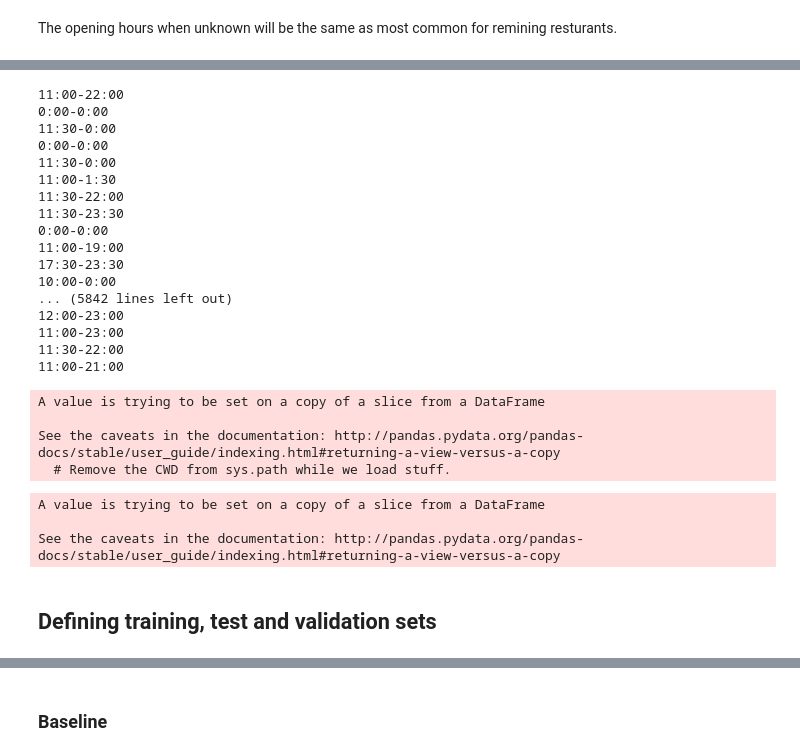
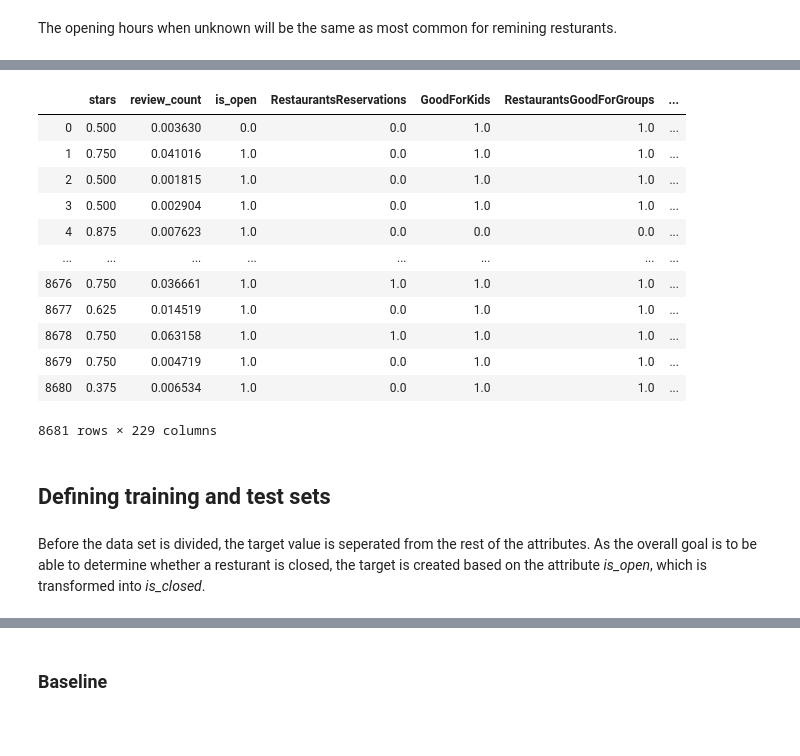
Before and after one commit to LongQin1/Adv.BA-Final-Proj, a Jupyter notebook: Investor_Why_resturants_close.ipynb, the cells around one changed output, grey strips where cells are left out. Cells and saved outputs as stored; diff of their text form; code cells hidden in the pictures; blank space fills up the shorter version.

```diff
--- a/Investor_Why_resturants_close.ipynb
+++ b/Investor_Why_resturants_close.ipynb
@@ -662,49 +721,0 @@ Resturants
-# %%
-for index,resturant in Resturants.iterrows():
-    if "Monday" in resturant.hours.keys():
-        print(resturant.hours["Monday"])
-# %% [output]
-11:00-22:00
-0:00-0:00
-11:30-0:00
-0:00-0:00
-11:30-0:00
-11:00-1:30
-11:30-22:00
-11:30-23:30
-0:00-0:00
-11:00-19:00
-17:30-23:30
-10:00-0:00
-... (5842 lines left out)
-12:00-23:00
-11:00-23:00
-11:30-22:00
-11:00-21:00
-# %%
-for index, resturant in Resturants.iterrows():
-    if resturant.hours !={}:
-        for day in days:
-            if day in resturant.hours.keys():
-                opening_hours=resturant.hours[day].split("-")
-                open_hour=pd.to_datetime(opening_hours[0]).time()
-                close_hour=pd.to_datetime(opening_hours[1]).time()
-                for hour in hours:
-                    if open_hour<=hour and hour<close_hour:
-                        Resturants['open_'+day+"_"+str(hour)][index]=1
-# %% [output]
-A value is trying to be set on a copy of a slice from a DataFrame
-
-See the caveats in the documentation: http://pandas.pydata.org/pandas-docs/stable/user_guide/indexing.html#returning-a-view-versus-a-copy
-  # Remove the CWD from sys.path while we load stuff.
-# %%
-resturants_with_openhours=Resturants[Resturants.hours!={}]
-for index, resturant in Resturants.iterrows():
-    if resturant.hours =={}:
-        for day in days:
-            for hour in hours:
-                Resturants['open_'+day+"_"+str(hour)][index]=resturants_with_openhours['open_'+day+"_"+str(hour)].mode()
-# %% [output]
-A value is trying to be set on a copy of a slice from a DataFrame
-
-See the caveats in the documentation: http://pandas.pydata.org/pandas-docs/stable/user_guide/indexing.html#returning-a-view-versus-a-copy
@@ -713,2 +722,21 @@ Resturants=Resturants.drop(["hours"],axis=1)
+# %%
+Resturants_normalized=(Resturants-Resturants.min())/(Resturants.max()-Resturants.min())
+Resturants_normalized
+# %% [output]
+|  | stars | review_count | is_open | RestaurantsReservations | GoodForKids | RestaurantsGoodForGroups | ... |
+| 0 | 0.500 | 0.003630 | 0.0 | 0.0 | 1.0 | 1.0 | ... |
+| 1 | 0.750 | 0.041016 | 1.0 | 0.0 | 1.0 | 1.0 | ... |
+| 2 | 0.500 | 0.001815 | 1.0 | 0.0 | 1.0 | 1.0 | ... |
+| 3 | 0.500 | 0.002904 | 1.0 | 0.0 | 1.0 | 1.0 | ... |
+| 4 | 0.875 | 0.007623 | 1.0 | 0.0 | 0.0 | 0.0 | ... |
+| ... | ... | ... | ... | ... | ... | ... | ... |
+| 8676 | 0.750 | 0.036661 | 1.0 | 1.0 | 1.0 | 1.0 | ... |
+| 8677 | 0.625 | 0.014519 | 1.0 | 0.0 | 1.0 | 1.0 | ... |
+| 8678 | 0.750 | 0.063158 | 1.0 | 1.0 | 1.0 | 1.0 | ... |
+| 8679 | 0.750 | 0.004719 | 1.0 | 0.0 | 1.0 | 1.0 | ... |
+| 8680 | 0.375 | 0.006534 | 1.0 | 0.0 | 1.0 | 1.0 | ... |
+8681 rows × 229 columns
 # %% [markdown]
-## Defining training, test and validation sets
+## Defining training and test sets
+# %% [markdown]
+Before the data set is divided, the target value is seperated from the rest of the attributes. As the overall goal is to be able to determine whether a resturant is closed, the target is created based on the attribute *is_open*, which is transformed into *is_closed*.
```
Also changed, not shown: parts of 179 cells of this notebook, 1 other file.
